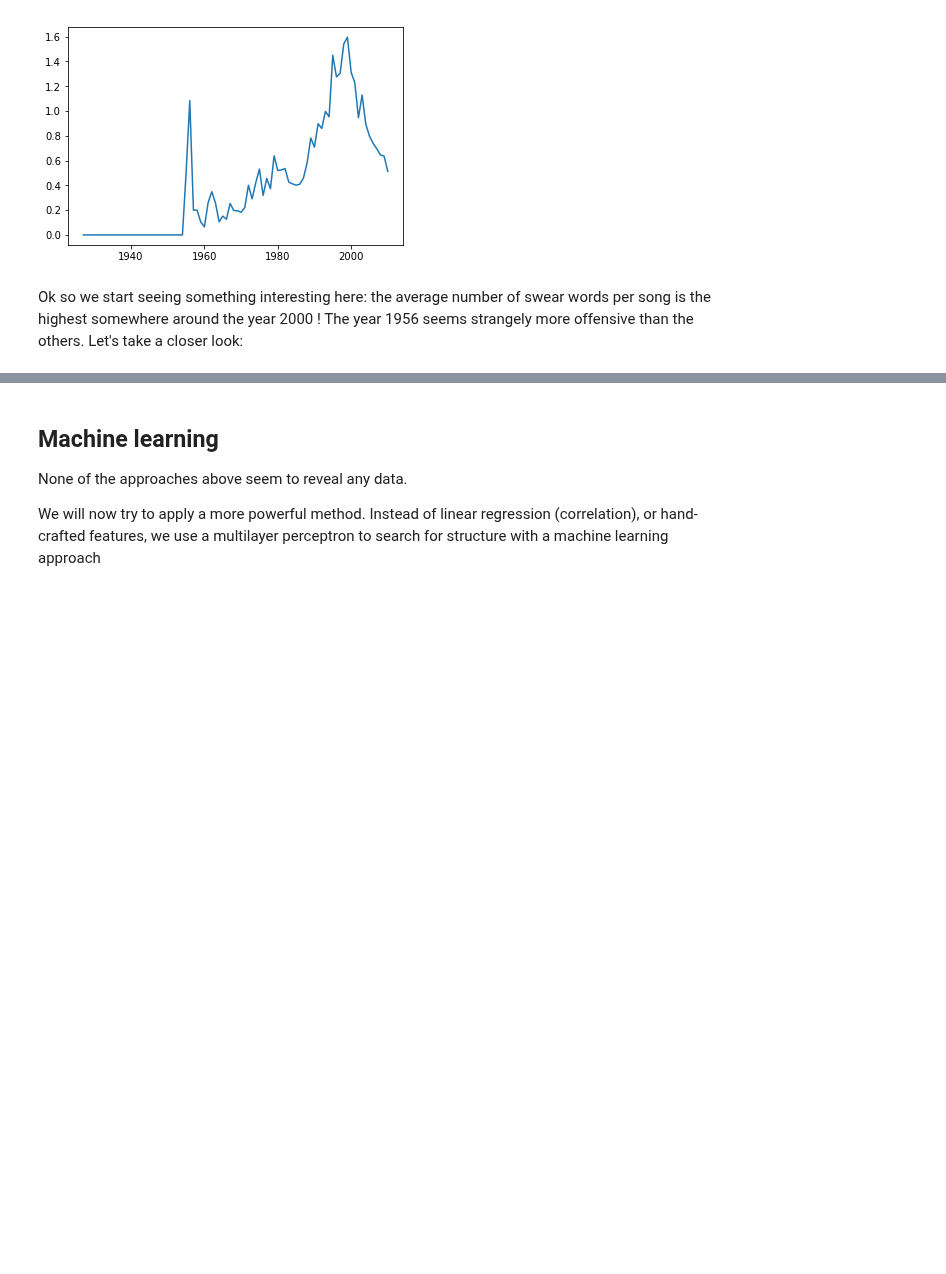
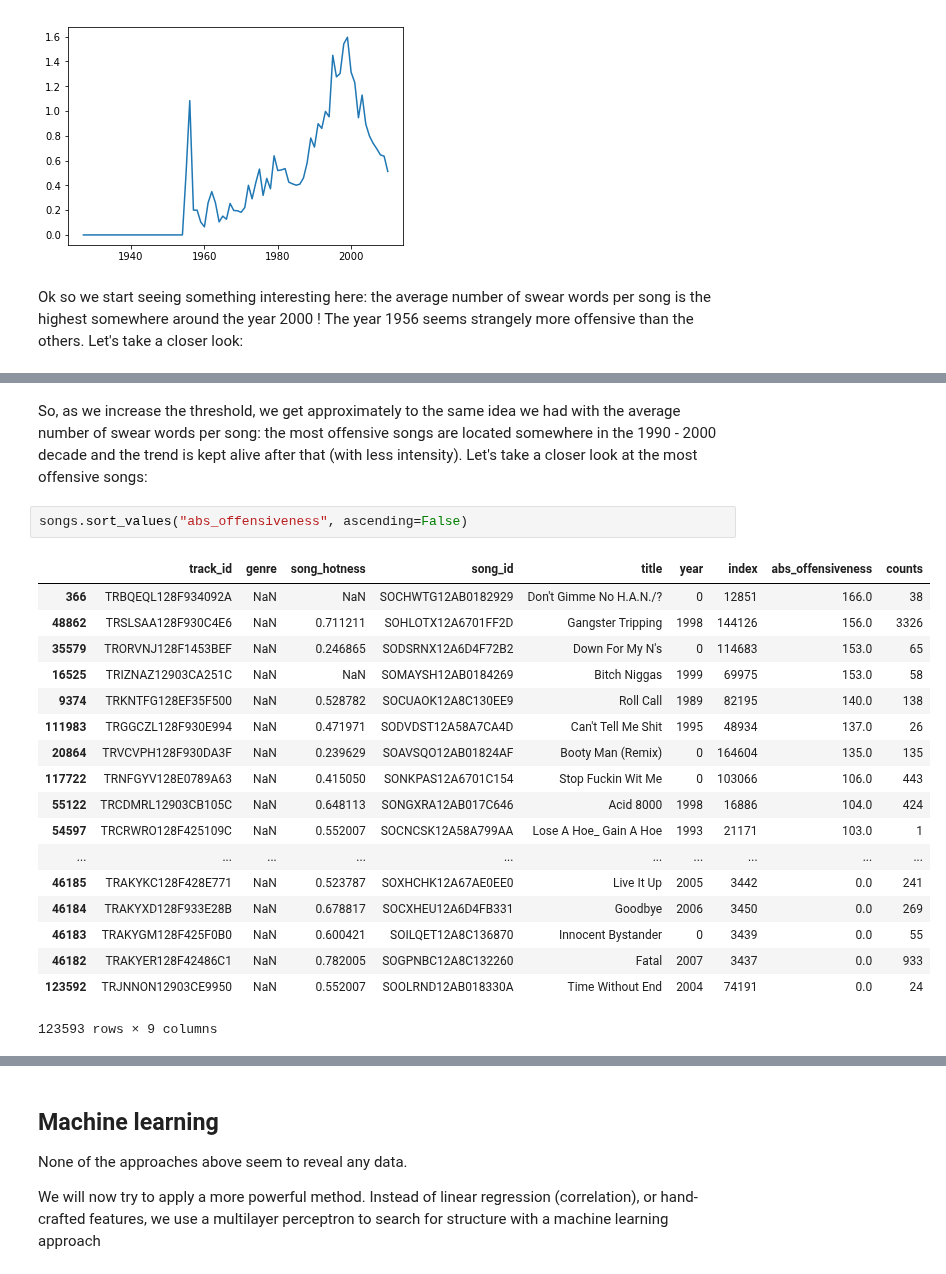
Before and after one commit to Victor-Palacios/epfl_ada, a Jupyter notebook: Project/main_lars.ipynb, the cells around one changed output, grey strips where cells are left out. Saved outputs shown, nothing was run; the diff lists cells and outputs as text; blank space fills up the shorter version.

```diff
--- a/Project/main_lars.ipynb
+++ b/Project/main_lars.ipynb
@@ -480,0 +519,23 @@ There are absolutely no swear words here but, taking a closer look at our MusixM
+# %% [markdown]
+So, as we increase the threshold, we get approximately to the same idea we had with the average number of swear words per song: the most offensive songs are located somewhere in the 1990 - 2000 decade and the trend is kept alive after that (with less intensity). Let's take a closer look at the most offensive songs:
+# %%
+songs.sort_values("abs_offensiveness", ascending=False)
+# %% [output]
+|  | track_id | genre | song_hotness | song_id | title | year | index | abs_offensiveness | counts |
+| 366 | TRBQEQL128F934092A | NaN | NaN | SOCHWTG12AB0182929 | Don't Gimme No H.A.N./? | 0 | 12851 | 166.0 | 38 |
+| 48862 | TRSLSAA128F930C4E6 | NaN | 0.711211 | SOHLOTX12A6701FF2D | Gangster Tripping | 1998 | 144126 | 156.0 | 3326 |
+| 35579 | TRORVNJ128F1453BEF | NaN | 0.246865 | SODSRNX12A6D4F72B2 | Down For My N's | 0 | 114683 | 153.0 | 65 |
+| 16525 | TRIZNAZ12903CA251C | NaN | NaN | SOMAYSH12AB0184269 | Bitch Niggas | 1999 | 69975 | 153.0 | 58 |
+| 9374 | TRKNTFG128EF35F500 | NaN | 0.528782 | SOCUAOK12A8C130EE9 | Roll Call | 1989 | 82195 | 140.0 | 138 |
+| 111983 | TRGGCZL128F930E994 | NaN | 0.471971 | SODVDST12A58A7CA4D | Can't Tell Me Shit | 1995 | 48934 | 137.0 | 26 |
+| 20864 | TRVCVPH128F930DA3F | NaN | 0.239629 | SOAVSQO12AB01824AF | Booty Man (Remix) | 0 | 164604 | 135.0 | 135 |
+| 117722 | TRNFGYV128E0789A63 | NaN | 0.415050 | SONKPAS12A6701C154 | Stop Fuckin Wit Me | 0 | 103066 | 106.0 | 443 |
+| 55122 | TRCDMRL12903CB105C | NaN | 0.648113 | SONGXRA12AB017C646 | Acid 8000 | 1998 | 16886 | 104.0 | 424 |
+| 54597 | TRCRWRO128F425109C | NaN | 0.552007 | SOCNCSK12A58A799AA | Lose A Hoe_ Gain A Hoe | 1993 | 21171 | 103.0 | 1 |
+| ... | ... | ... | ... | ... | ... | ... | ... | ... | ... |
+| 46185 | TRAKYKC128F428E771 | NaN | 0.523787 | SOXHCHK12A67AE0EE0 | Live It Up | 2005 | 3442 | 0.0 | 241 |
+| 46184 | TRAKYXD128F933E28B | NaN | 0.678817 | SOCXHEU12A6D4FB331 | Goodbye | 2006 | 3450 | 0.0 | 269 |
+| 46183 | TRAKYGM128F425F0B0 | NaN | 0.600421 | SOILQET12A8C136870 | Innocent Bystander | 0 | 3439 | 0.0 | 55 |
+| 46182 | TRAKYER128F42486C1 | NaN | 0.782005 | SOGPNBC12A8C132260 | Fatal | 2007 | 3437 | 0.0 | 933 |
+| 123592 | TRJNNON12903CE9950 | NaN | 0.552007 | SOOLRND12AB018330A | Time Without End | 2004 | 74191 | 0.0 | 24 |
+123593 rows × 9 columns
```
Also changed, not shown: parts of 3 cells of this notebook.
